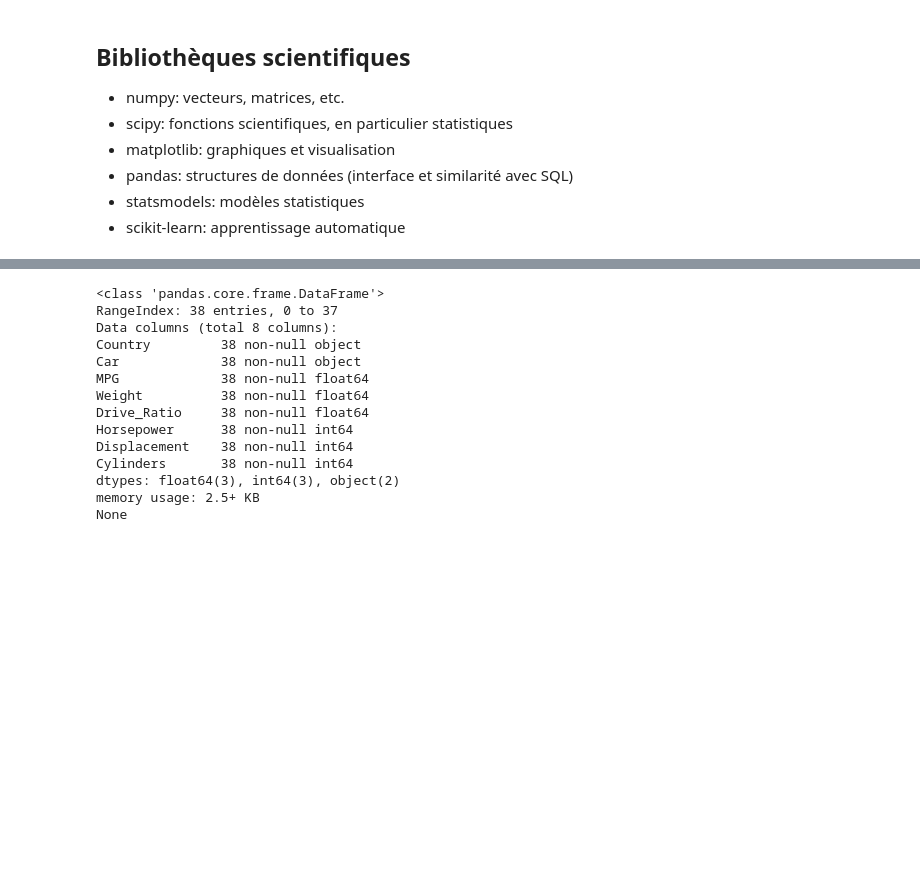
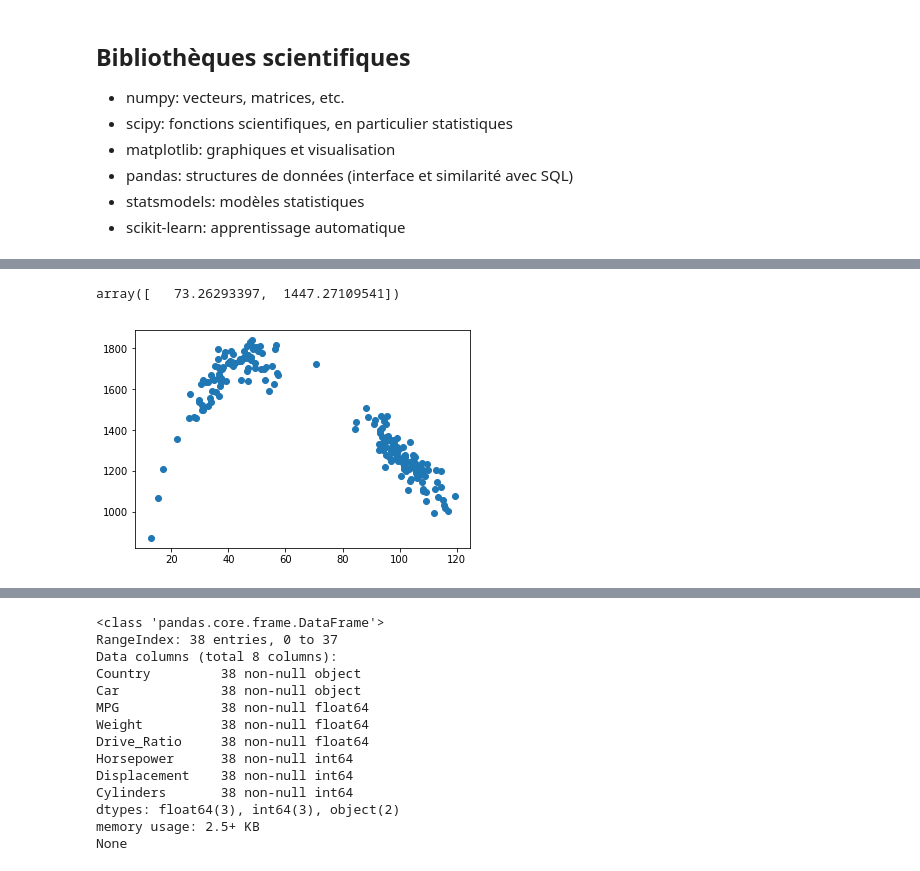
Before and after one commit to nsaunier/CIV8760, a Jupyter notebook: 00-tutoriel.ipynb, the cells around one changed output, grey strips where cells are left out. Drawn from its saved outputs; the diff is of its cells as text; code cells hidden in the pictures; blank space fills up the shorter version.

```diff
--- a/00-tutoriel.ipynb
+++ b/00-tutoriel.ipynb
@@ -347,0 +334,8 @@ print(c)
+# %%
+# charger des matrices
+data = np.loadtxt('./vitesse-debit.txt')
+plt.plot(data[:,0], data[:,1], 'o')
+data.mean(0)
+# %% [output]
+array([   73.26293397,  1447.27109541])
+[figure, added]
```
Also changed, not shown: parts of 8 cells of this notebook, 1 other file.
